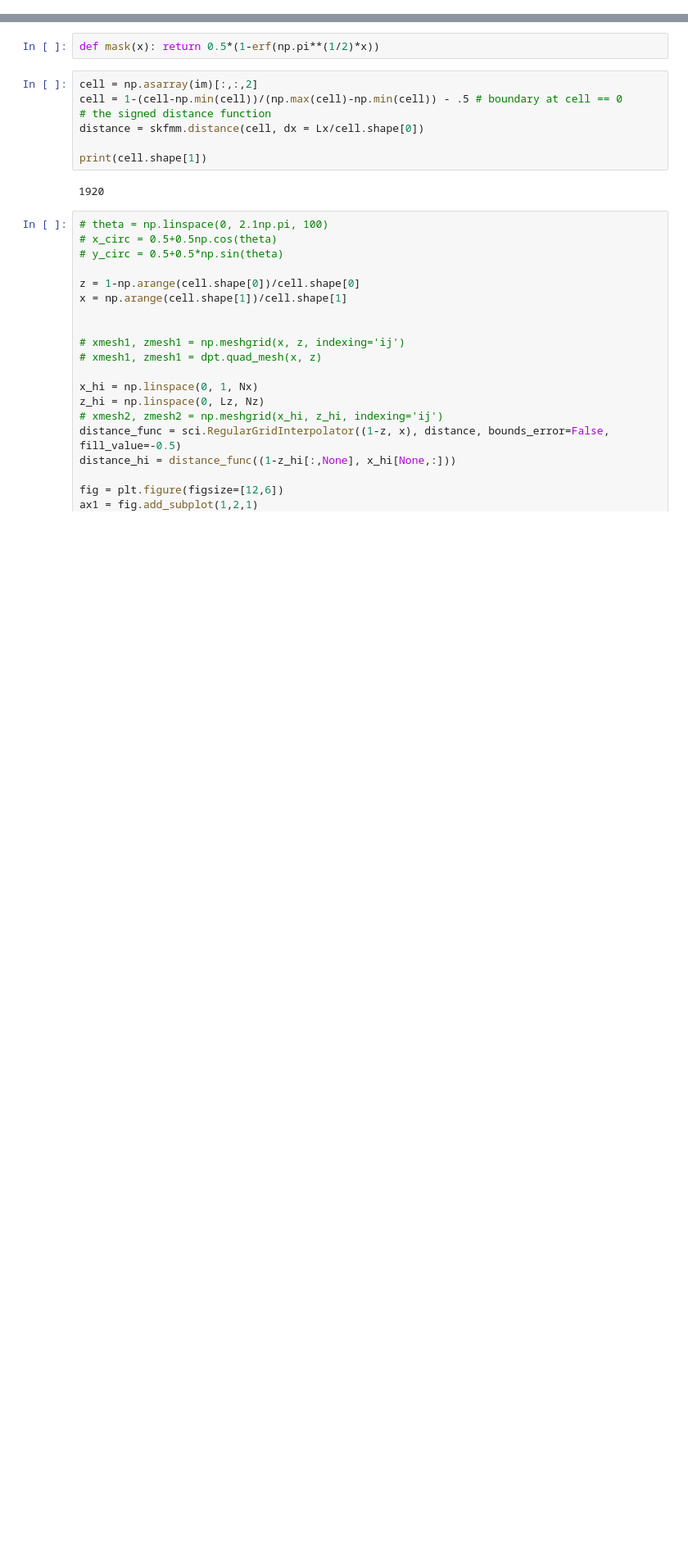
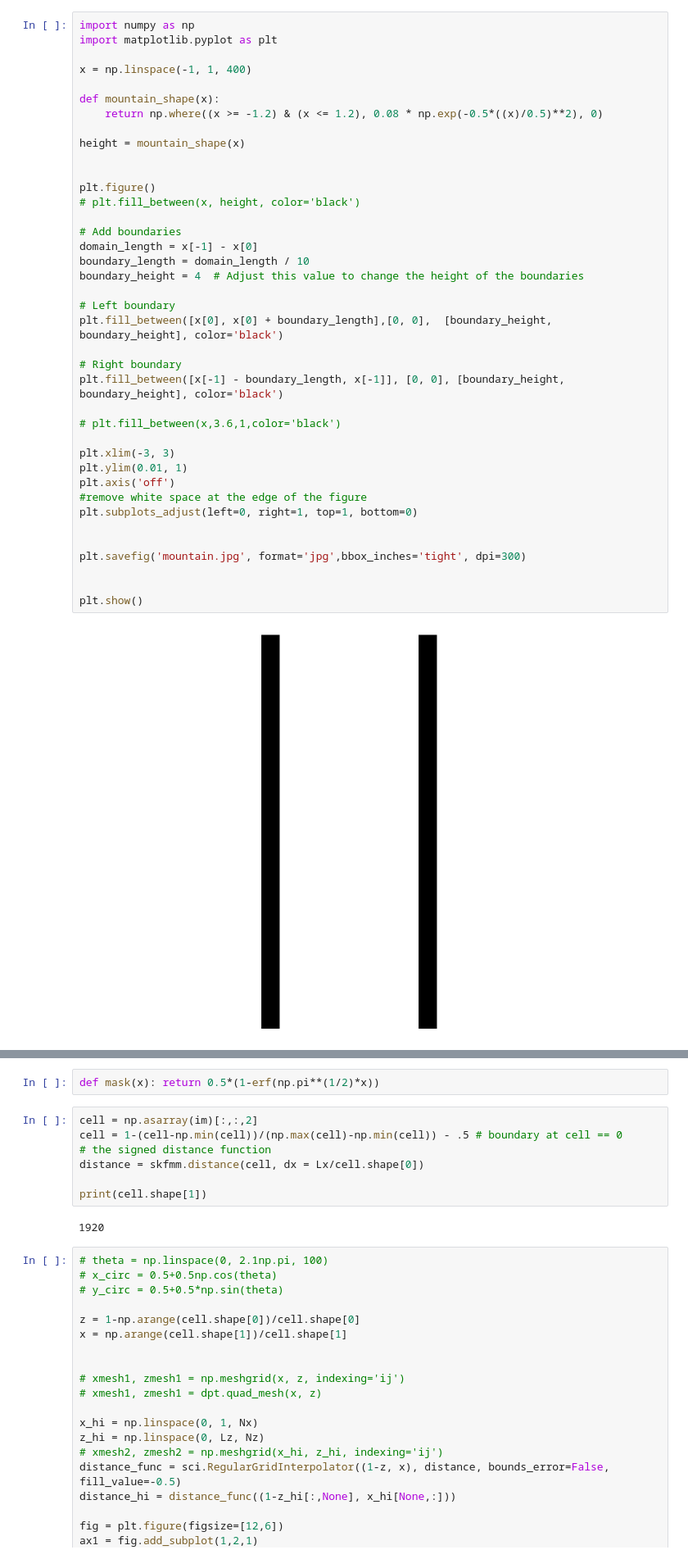
Before and after one commit to bz226/Research-Dedalus, a Jupyter notebook: 2d-AR=64/smooth_moosinesq_ibm.ipynb, the cells around one changed output, grey strips where cells are left out. Shown at 82% size. Cells and saved outputs as stored; diff of their text form; blank space fills up the shorter version.

```diff
--- a/2d-AR=64/smooth_moosinesq_ibm.ipynb
+++ b/2d-AR=64/smooth_moosinesq_ibm.ipynb
@@ -82,3 +82,44 @@ plt.show()
+# %%
+import numpy as np
+import matplotlib.pyplot as plt
+
+x = np.linspace(-1, 1, 400)
+
+def mountain_shape(x):
+    return np.where((x >= -1.2) & (x <= 1.2), 0.08 * np.exp(-0.5*((x)/0.5)**2), 0)
+
+height = mountain_shape(x)
+
+
+plt.figure()
+# plt.fill_between(x, height, color='black')
+
+# Add boundaries
+domain_length = x[-1] - x[0]
+boundary_length = domain_length / 10
+boundary_height = 4  # Adjust this value to change the height of the boundaries
+
+# Left boundary
+plt.fill_between([x[0], x[0] + boundary_length],[0, 0],  [boundary_height, boundary_height], color='black')
+
+# Right boundary
+plt.fill_between([x[-1] - boundary_length, x[-1]], [0, 0], [boundary_height, boundary_height], color='black')
+
+# plt.fill_between(x,3.6,1,color='black')
+
+plt.xlim(-3, 3)
+plt.ylim(0.01, 1)
+plt.axis('off')
+#remove white space at the edge of the figure
+plt.subplots_adjust(left=0, right=1, top=1, bottom=0)
+
+
+plt.savefig('mountain.jpg', format='jpg',bbox_inches='tight', dpi=300)
+
+
+plt.show()
+# %% [output]
+[figure, added]
 # %%
 im0 = image.imread('mountain.jpg')
 im0 = np.array(im0)
```
Also changed, not shown: parts of 8 cells of this notebook, 13 other files.
